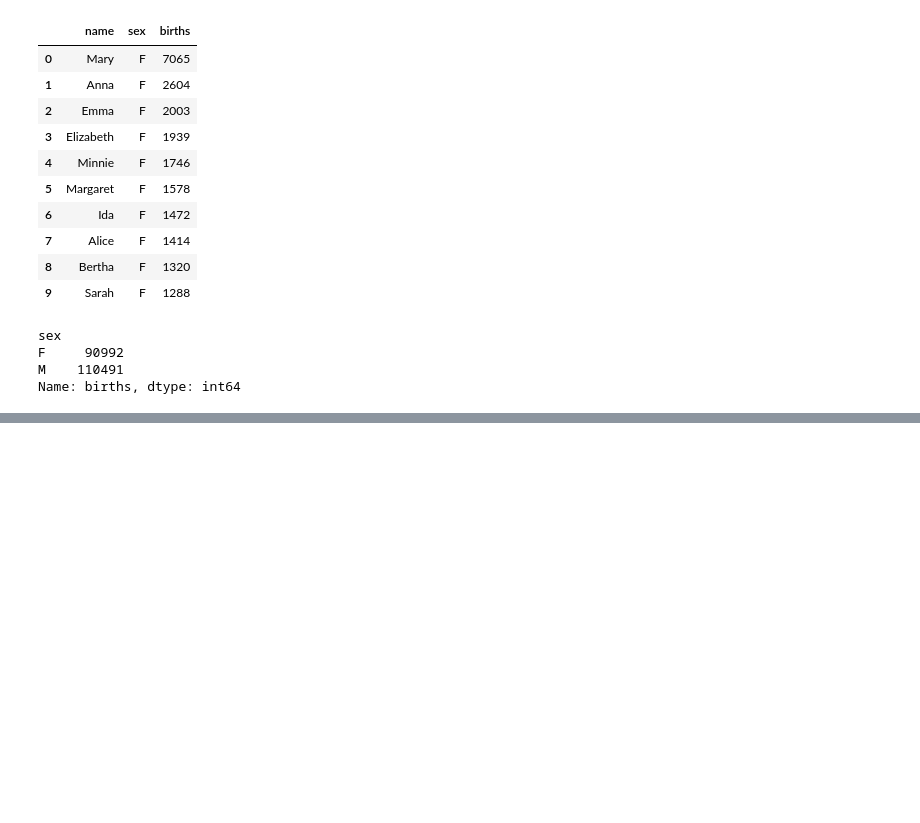
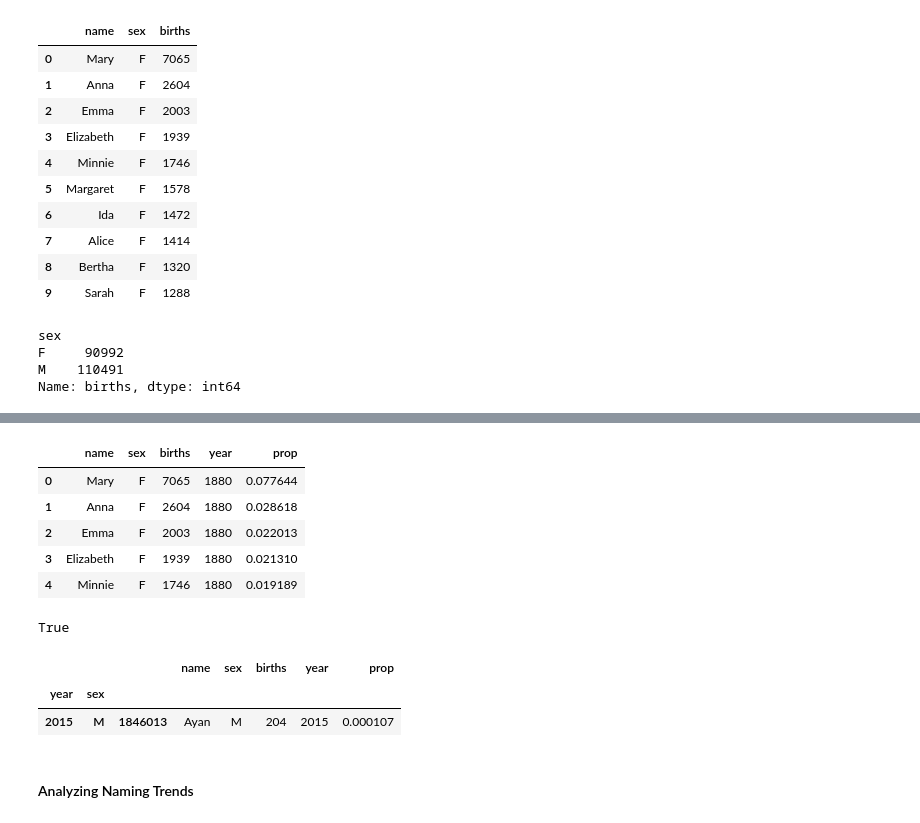
Before and after one commit to diogenesd/Python-for-data-analysis, a Jupyter notebook: Pyton-for-data-analysis.ipynb, the cells around one changed output, grey strips where cells are left out. Cells and saved outputs as stored; diff of their text form; code cells hidden in the pictures; blank space fills up the shorter version.

```diff
--- a/Pyton-for-data-analysis.ipynb
+++ b/Pyton-for-data-analysis.ipynb
@@ -654,0 +755,25 @@ Name: births, dtype: int64
+# %%
+# function for add do fraction of babies names relative to the total number of births.
+def add_prop(group):
+    # Integer division floors
+    births = group.births.astype(float) # get births e change field for float type.
+    group['prop'] = births / births.sum() # add field prop in group.
+    return group
+# %%
+# Now, we are going to add field
+names = names.groupby(['year', 'sex']).apply(add_prop)
+# %%
+# showing the first five. The function groupby had already ordened.
+names.head()
+# %% [output]
+|  | name | sex | births | year | prop |
+| 0 | Mary | F | 7065 | 1880 | 0.077644 |
+| 1 | Anna | F | 2604 | 1880 | 0.028618 |
+| 2 | Emma | F | 2003 | 1880 | 0.022013 |
+| 3 | Elizabeth | F | 1939 | 1880 | 0.021310 |
+| 4 | Minnie | F | 1746 | 1880 | 0.019189 |
+# %%
+# Checking sum of the prop is equals 1, for verify if funcfion 'add_prop' was made right = return True or mistake = return False.
+np.allclose(names.groupby(['year', 'sex']).prop.sum(), 1)
+# %% [output]
+True
@@ -654,0 +787,8 @@ Name: births, dtype: int64
+# %%
+top1000[-1:]
+# %% [output]
+|  |  |  | name | sex | births | year | prop |
+| year | sex |  |  |  |  |  |  |
+| 2015 | M | 1846013 | Ayan | M | 204 | 2015 | 0.000107 |
+# %% [markdown]
+<h4>Analyzing Naming Trends</h4>
```
Also changed, not shown: parts of 17 cells of this notebook.
